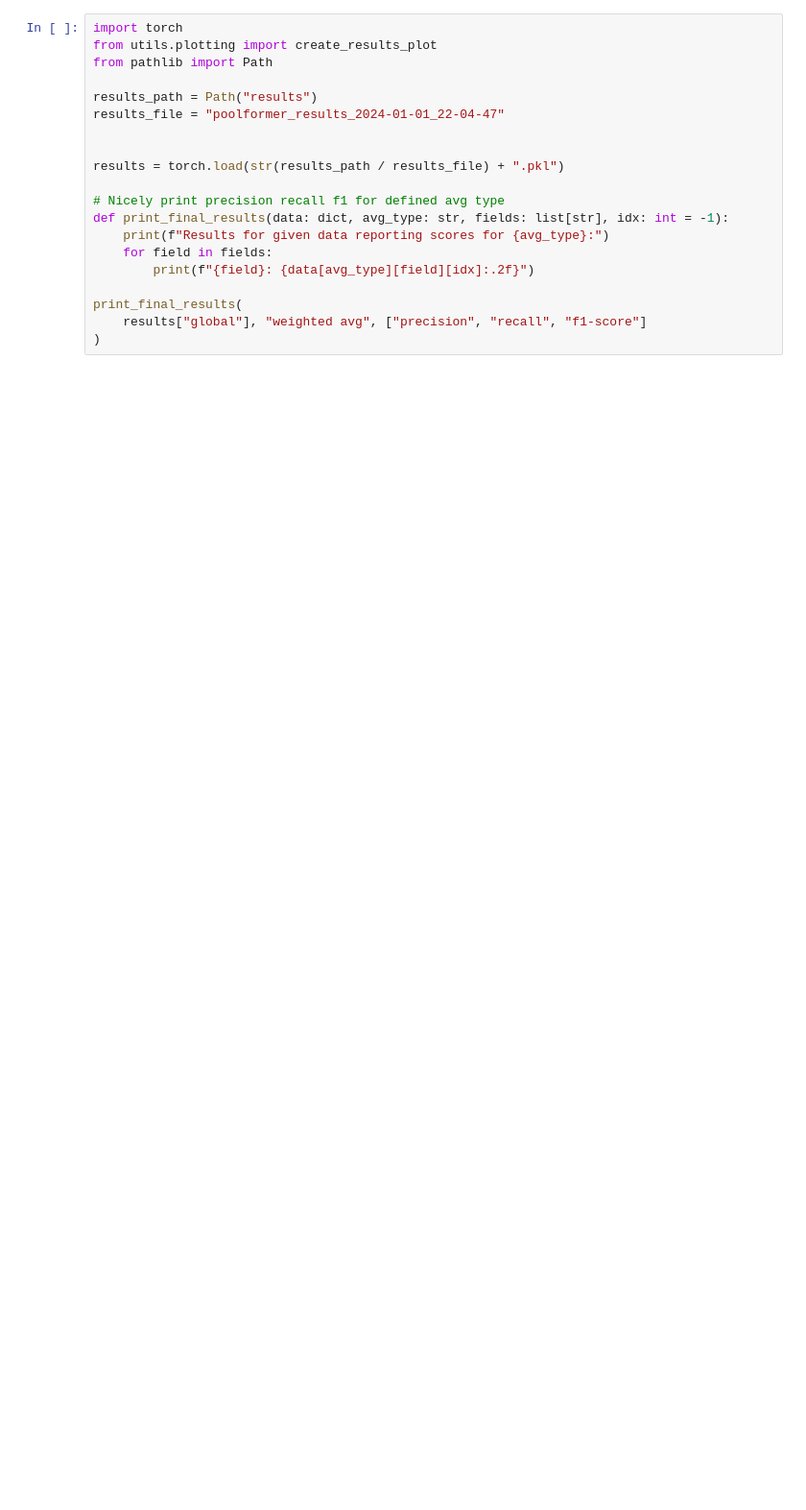
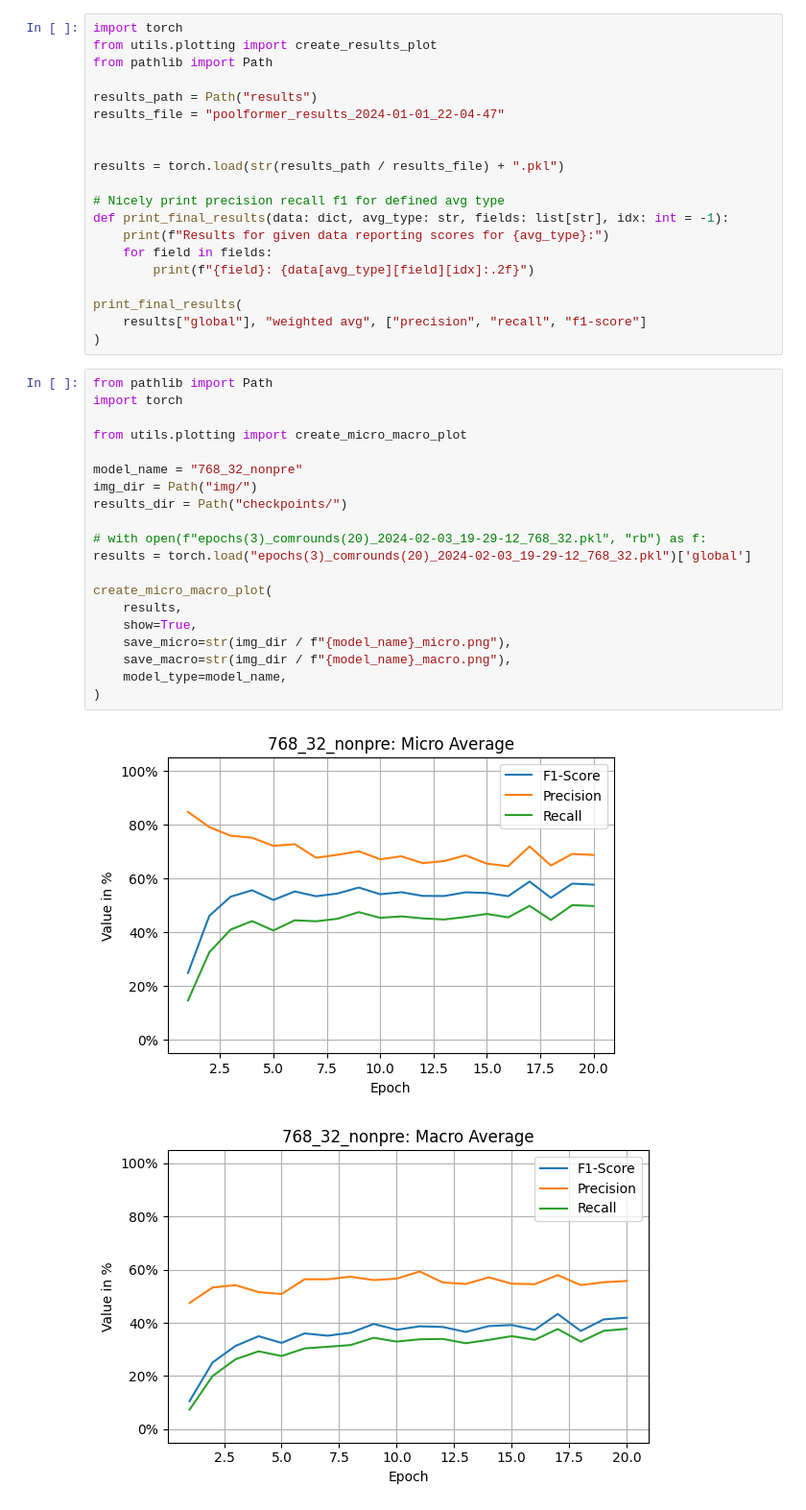
Before and after one commit to felix-zailskas/CV4RS, a Jupyter notebook: make_graphs.ipynb, the cells around one changed output. Shown at 96% size. Drawn from its saved outputs; the diff is of its cells as text; blank space fills up the shorter version.

Commit message:
update make_graphs

```diff
--- a/make_graphs.ipynb
+++ b/make_graphs.ipynb
@@ -71,3 +71,26 @@ def print_final_results(data: dict, avg_type: str, fields: list[str], idx: int =
 print_final_results(
     results["global"], "weighted avg", ["precision", "recall", "f1-score"]
 )
+# %%
+from pathlib import Path
+import torch
+
+from utils.plotting import create_micro_macro_plot
+
+model_name = "768_32_nonpre"
+img_dir = Path("img/")
+results_dir = Path("checkpoints/")
+
+# with open(f"epochs(3)_comrounds(20)_2024-02-03_19-29-12_768_32.pkl", "rb") as f:
+results = torch.load("epochs(3)_comrounds(20)_2024-02-03_19-29-12_768_32.pkl")['global']
+
+create_micro_macro_plot(
+    results,
+    show=True,
+    save_micro=str(img_dir / f"{model_name}_micro.png"),
+    save_macro=str(img_dir / f"{model_name}_macro.png"),
+    model_type=model_name,
+)
+# %% [output]
+[figure, added]
+[figure, added]
```
Also changed, not shown: parts of 1 cell of this notebook.
